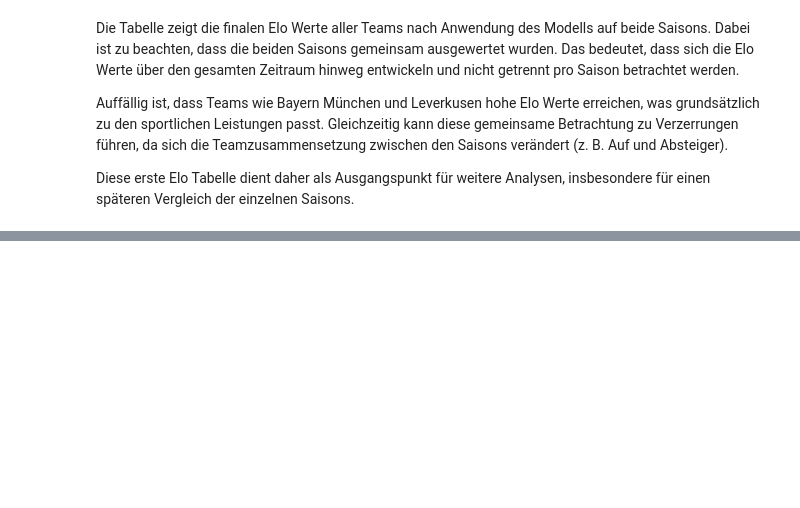
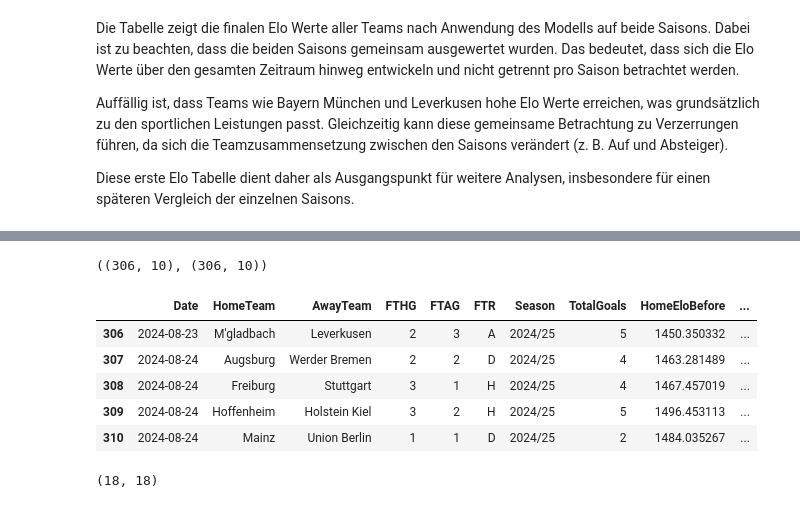
Before and after one commit to Berkedmy/Final_Projekt, a Jupyter notebook: notebooks/01_data_check.ipynb, the cells around one changed output, grey strips where cells are left out. Cells and saved outputs as stored; diff of their text form; code cells hidden in the pictures; blank space fills up the shorter version.

Commit message:
analyse: saisonen getrennt und teamzusammensetzung verglichen

```diff
--- a/notebooks/01_data_check.ipynb
+++ b/notebooks/01_data_check.ipynb
@@ -500,0 +507,29 @@ Diese erste Elo Tabelle dient daher als Ausgangspunkt für weitere Analysen, ins
+# %%
+# Datensätze nach Saison trennen
+df_2324_only = df[df["Season"] == "2023/24"].copy()
+df_2425_only = df[df["Season"] == "2024/25"].copy()
+# %%
+# Größen der beiden Saison-Datensätze prüfen
+df_2324_only.shape, df_2425_only.shape
+# %% [output]
+((306, 10), (306, 10))
+# %%
+# Erste Zeilen anschauen
+df_2324_only.head()
+
+df_2425_only.head()
+# %% [output]
+|  | Date | HomeTeam | AwayTeam | FTHG | FTAG | FTR | Season | TotalGoals | HomeEloBefore | ... |
+| 306 | 2024-08-23 | M'gladbach | Leverkusen | 2 | 3 | A | 2024/25 | 5 | 1450.350332 | ... |
+| 307 | 2024-08-24 | Augsburg | Werder Bremen | 2 | 2 | D | 2024/25 | 4 | 1463.281489 | ... |
+| 308 | 2024-08-24 | Freiburg | Stuttgart | 3 | 1 | H | 2024/25 | 4 | 1467.457019 | ... |
+| 309 | 2024-08-24 | Hoffenheim | Holstein Kiel | 3 | 2 | H | 2024/25 | 5 | 1496.453113 | ... |
+| 310 | 2024-08-24 | Mainz | Union Berlin | 1 | 1 | D | 2024/25 | 2 | 1484.035267 | ... |
+# %%
+# Teams pro Saison prüfen
+teams_2324 = pd.concat([df_2324_only["HomeTeam"], df_2324_only["AwayTeam"]]).unique()
+teams_2425 = pd.concat([df_2425_only["HomeTeam"], df_2425_only["AwayTeam"]]).unique()
+
+len(teams_2324), len(teams_2425)
+# %% [output]
+(18, 18)
```
Also changed, not shown: parts of 4 cells of this notebook.
